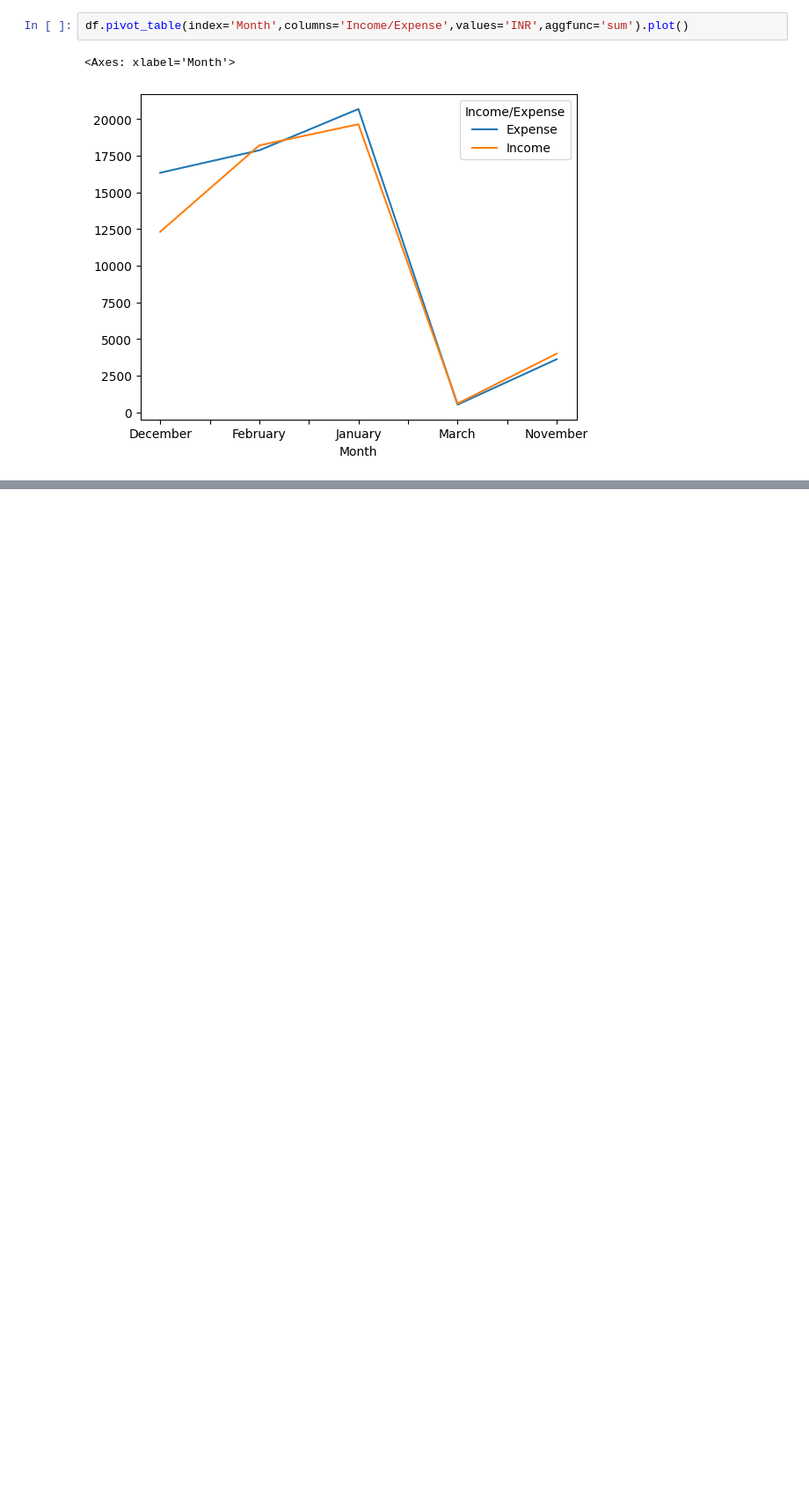
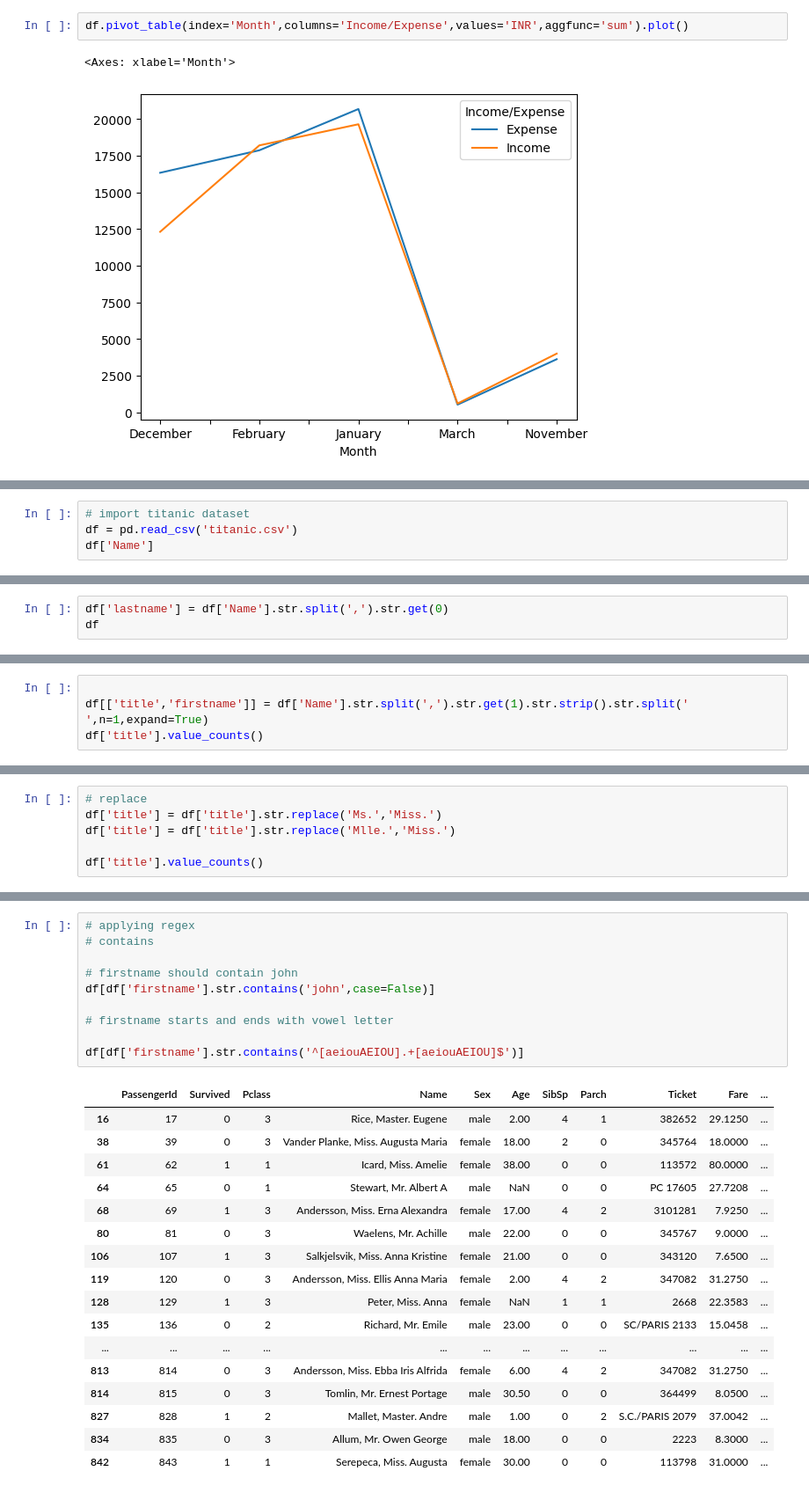
Before and after one commit to Arham097/Pandas, a Jupyter notebook: Pandas.ipynb, the cells around one changed output, grey strips where cells are left out. Shown at 88% size. Saved outputs shown, nothing was run; the diff lists cells and outputs as text; blank space fills up the shorter version.

```diff
--- a/Pandas.ipynb
+++ b/Pandas.ipynb
@@ -3294,0 +3328,4 @@ df.pivot_table(index='Month',columns='Income/Expense',values='INR',aggfunc='sum'
+# %%
+# import titanic dataset
+df = pd.read_csv('titanic.csv')
+df['Name']
@@ -3294,0 +3370,3 @@ df.pivot_table(index='Month',columns='Income/Expense',values='INR',aggfunc='sum'
+# %%
+df['lastname'] = df['Name'].str.split(',').str.get(0)
+df
@@ -3294,0 +3387,4 @@ df.pivot_table(index='Month',columns='Income/Expense',values='INR',aggfunc='sum'
+# %%
+
+df[['title','firstname']] = df['Name'].str.split(',').str.get(1).str.strip().str.split(' ',n=1,expand=True)
+df['title'].value_counts()
@@ -3294,0 +3410,6 @@ df.pivot_table(index='Month',columns='Income/Expense',values='INR',aggfunc='sum'
+# %%
+# replace
+df['title'] = df['title'].str.replace('Ms.','Miss.')
+df['title'] = df['title'].str.replace('Mlle.','Miss.')
+
+df['title'].value_counts()
@@ -3294,0 +3441,28 @@ df.pivot_table(index='Month',columns='Income/Expense',values='INR',aggfunc='sum'
+# %%
+# applying regex
+# contains
+
+# firstname should contain john
+df[df['firstname'].str.contains('john',case=False)]
+
+# firstname starts and ends with vowel letter
+
+df[df['firstname'].str.contains('^[aeiouAEIOU].+[aeiouAEIOU]$')]
+# %% [output]
+|  | PassengerId | Survived | Pclass | Name | Sex | Age | SibSp | Parch | Ticket | Fare | ... |
+| 16 | 17 | 0 | 3 | Rice, Master. Eugene | male | 2.00 | 4 | 1 | 382652 | 29.1250 | ... |
+| 38 | 39 | 0 | 3 | Vander Planke, Miss. Augusta Maria | female | 18.00 | 2 | 0 | 345764 | 18.0000 | ... |
+| 61 | 62 | 1 | 1 | Icard, Miss. Amelie | female | 38.00 | 0 | 0 | 113572 | 80.0000 | ... |
+| 64 | 65 | 0 | 1 | Stewart, Mr. Albert A | male | NaN | 0 | 0 | PC 17605 | 27.7208 | ... |
+| 68 | 69 | 1 | 3 | Andersson, Miss. Erna Alexandra | female | 17.00 | 4 | 2 | 3101281 | 7.9250 | ... |
+| 80 | 81 | 0 | 3 | Waelens, Mr. Achille | male | 22.00 | 0 | 0 | 345767 | 9.0000 | ... |
+| 106 | 107 | 1 | 3 | Salkjelsvik, Miss. Anna Kristine | female | 21.00 | 0 | 0 | 343120 | 7.6500 | ... |
+| 119 | 120 | 0 | 3 | Andersson, Miss. Ellis Anna Maria | female | 2.00 | 4 | 2 | 347082 | 31.2750 | ... |
+| 128 | 129 | 1 | 3 | Peter, Miss. Anna | female | NaN | 1 | 1 | 2668 | 22.3583 | ... |
+| 135 | 136 | 0 | 2 | Richard, Mr. Emile | male | 23.00 | 0 | 0 | SC/PARIS 2133 | 15.0458 | ... |
+| ... | ... | ... | ... | ... | ... | ... | ... | ... | ... | ... | ... |
+| 813 | 814 | 0 | 3 | Andersson, Miss. Ebba Iris Alfrida | female | 6.00 | 4 | 2 | 347082 | 31.2750 | ... |
+| 814 | 815 | 0 | 3 | Tomlin, Mr. Ernest Portage | male | 30.50 | 0 | 0 | 364499 | 8.0500 | ... |
+| 827 | 828 | 1 | 2 | Mallet, Master. Andre | male | 1.00 | 0 | 2 | S.C./PARIS 2079 | 37.0042 | ... |
+| 834 | 835 | 0 | 3 | Allum, Mr. Owen George | male | 18.00 | 0 | 0 | 2223 | 8.3000 | ... |
+| 842 | 843 | 1 | 1 | Serepeca, Miss. Augusta | female | 30.00 | 0 | 0 | 113798 | 31.0000 | ... |
```
Also changed, not shown: parts of 50 cells of this notebook, 3 other files.
